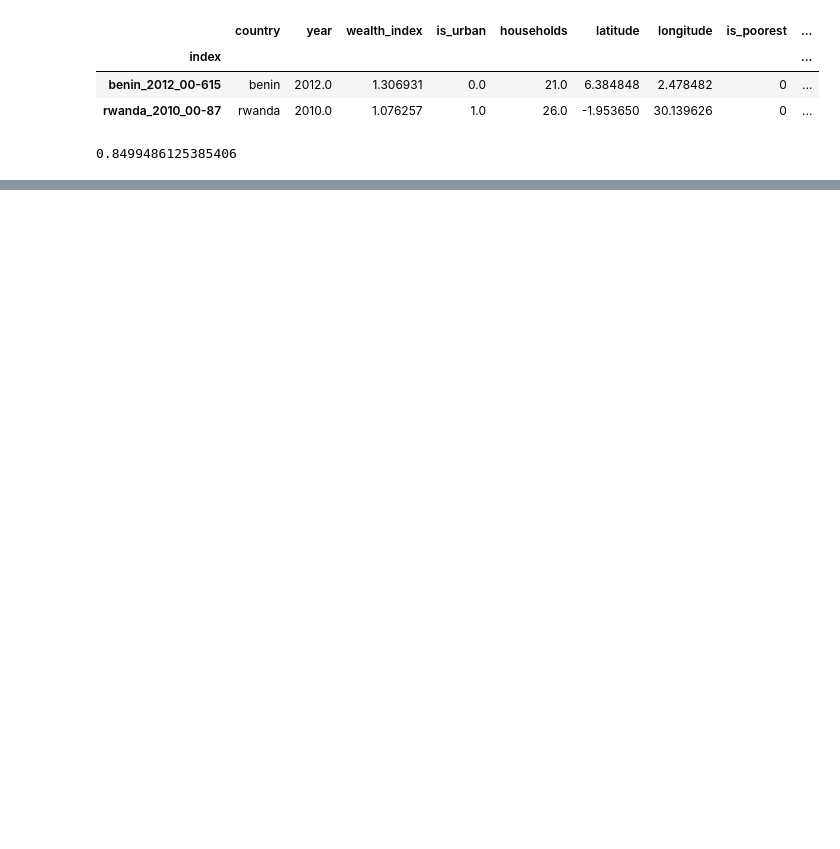
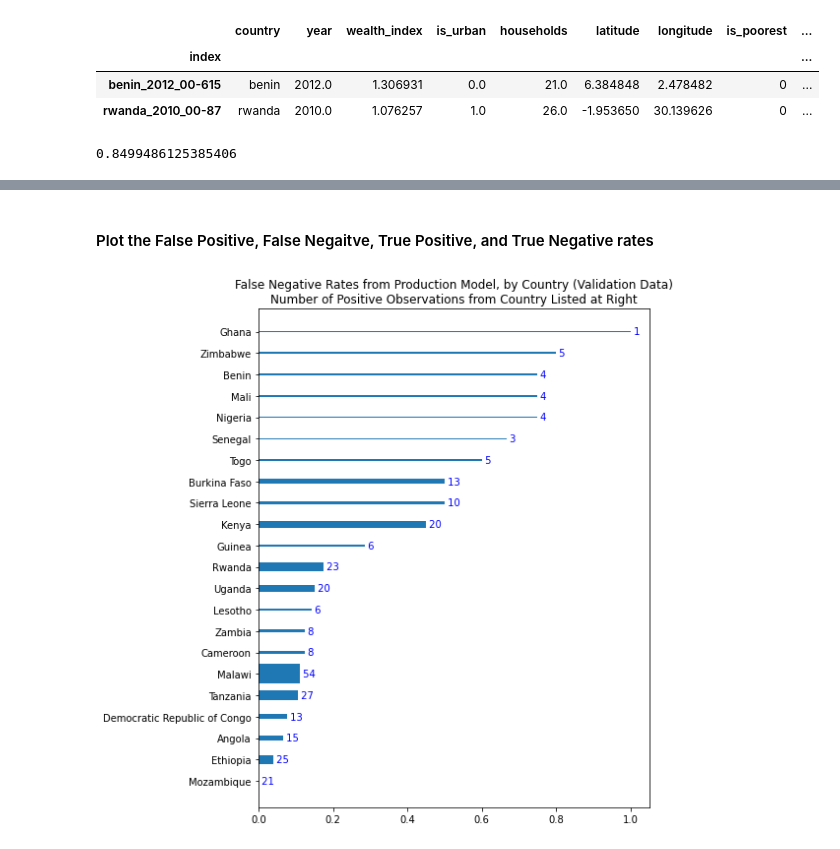
Before and after one commit to simonlazarus/Predicting-Poverty-with-Satellite-Images, a Jupyter notebook: code/06_final_modeling.ipynb, the cells around one changed output, grey strips where cells are left out. Saved outputs shown, nothing was run; the diff lists cells and outputs as text; code cells hidden in the pictures; blank space fills up the shorter version.

```diff
--- a/code/06_final_modeling.ipynb
+++ b/code/06_final_modeling.ipynb
@@ -564,0 +754,48 @@ false_negatives = val[(val['is_poorest']==1) & (val['model_preds']==0)]
+# %% [markdown]
+#### Plot the False Positive, False Negaitve, True Positive, and True Negative rates
+# %%
+#Make lists of widths for plotting, based on proportions from each country
+tp_widths = list(positive_countries_df.sort_values('tp_rate')['proportion_from_country'])
+fn_widths = list(positive_countries_df.sort_values('fn_rate')['proportion_from_country'])
+tn_widths = list(negative_countries_df.sort_values('tn_rate')['proportion_from_country'])
+fp_widths = list(negative_countries_df.sort_values('fp_rate')['proportion_from_country'])
+
+fn_rates = list(positive_countries_df['fn_rate'].sort_values())
+fp_rates = list(negative_countries_df['fp_rate'].sort_values())
+tp_rates = list(positive_countries_df['tp_rate'].sort_values())
+tn_rates = list(negative_countries_df['tn_rate'].sort_values())
+
+fn_labels = list(positive_countries_df['fn_rate'].sort_values().index)
+fn_labels = [country_names_dict[x] for x in fn_labels]
+fp_labels = list(negative_countries_df['fp_rate'].sort_values().index)
+fp_labels = [country_names_dict[x] for x in fp_labels]
+tp_labels = list(positive_countries_df['tp_rate'].sort_values().index)
+tp_labels = [country_names_dict[x] for x in tp_labels]
+tn_labels = list(negative_countries_df['tn_rate'].sort_values().index)
+tn_labels = [country_names_dict[x] for x in tn_labels]
+
+num_pos_countries = len(positives['country'].unique())
+num_neg_countries = len(negatives['country'].unique())
+
+fn_country_counts = [ int(x * len(positives)) for x in positive_countries_df.sort_values('fn_rate')['proportion_from_country'] ]
+fp_country_counts = [ int(x * len(negatives)) for x in negative_countries_df.sort_values('fp_rate')['proportion_from_country'] ]
+tp_country_counts = [ int(x * len(positives)) for x in positive_countries_df.sort_values('tp_rate')['proportion_from_country'] ]
+tn_country_counts = [ int(x * len(negatives)) for x in negative_countries_df.sort_values('tn_rate')['proportion_from_country'] ]
+# %%
+#Plot the false negatives
+fig, ax = plt.subplots(1,1,figsize=(8,8))
+
+ax.barh( np.linspace(1, num_pos_countries, num_pos_countries),
+        fn_rates,
+        height = [x*5 for x in fn_widths],
+        tick_label = fn_labels
+        )
+ax.set_title('False Negative Rates from Production Model, by Country (Validation Data)\nNumber of Positive Observations from Country Listed at Right');
+
+for i, (v, x) in enumerate(zip(fn_country_counts, fn_rates)):
+    ax.text(x, i+1, " "+str(v), color='blue', va='center')
+
+plt.tight_layout();
+plt.savefig('../presentation_images/false_negatives_by_country.png');
+# %% [output]
+[figure, added]
```
Also changed, not shown: parts of 96 cells of this notebook.
